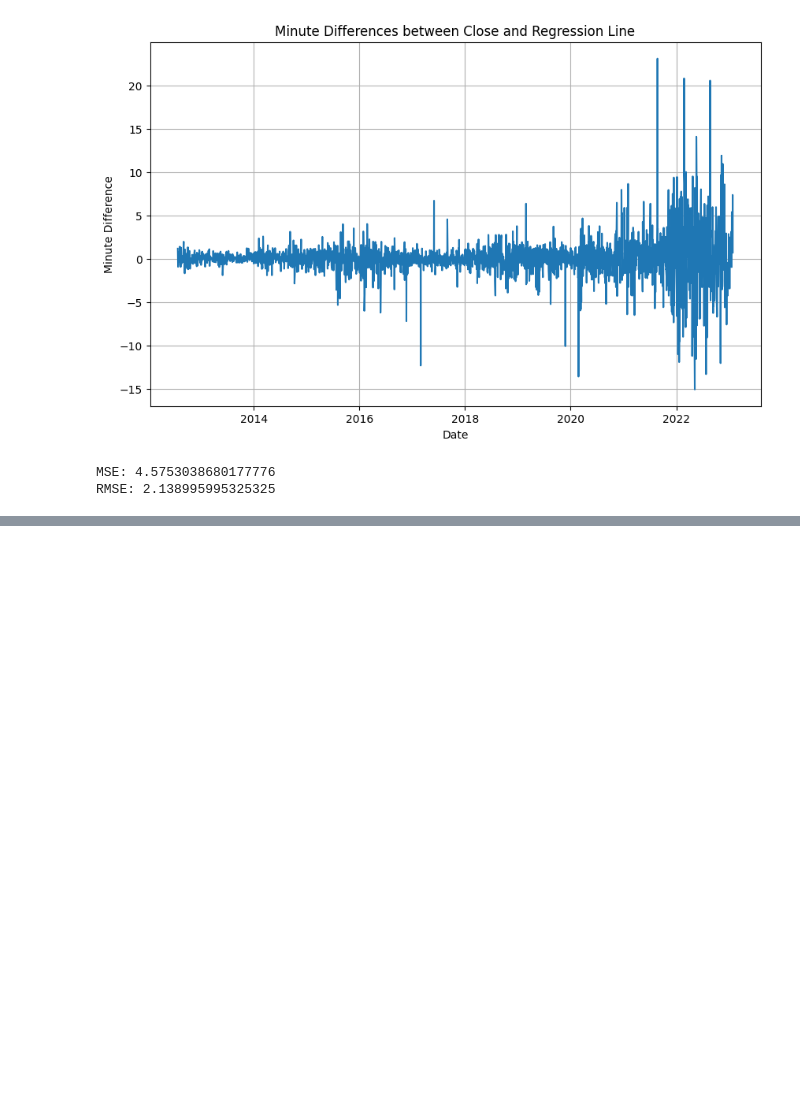
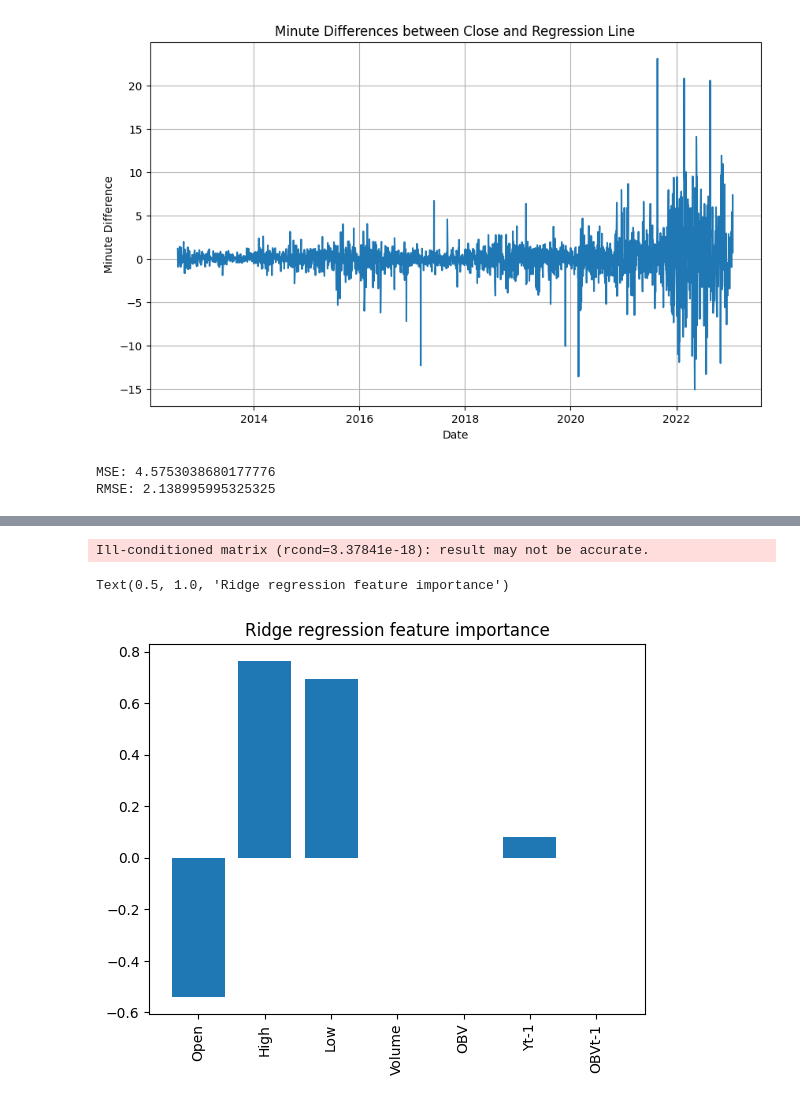
Before and after one commit to AshishShinde03/ML, a Jupyter notebook: OBV_F.ipynb, the cells around one changed output, grey strips where cells are left out. Drawn from its saved outputs; the diff is of its cells as text; code cells hidden in the pictures; blank space fills up the shorter version.

```diff
--- a/OBV_F.ipynb
+++ b/OBV_F.ipynb
@@ -394,0 +584,20 @@ print(results.summary())
+# %%
+merged_OBV_df2 = merged_OBV_df2.drop(['Mkt-RF', 'SMB', 'HML', 'RF'], axis=1)
+# %%
+# Define the features and target variable
+X = merged_OBV_df2.drop(['Date', 'Close', 'Adj Close'], axis=1)
+y = merged_OBV_df2['Close']
+
+# Split the data into training and testing sets
+X_train, X_test, y_train, y_test = train_test_split(X, y, test_size=0.2, random_state=42)
+# %%
+# Fit Ridge regression model and plot feature importance
+ridge = Ridge(alpha=1.0)
+ridge.fit(X_train, y_train)
+plt.bar(X_train.columns, ridge.coef_)
+plt.xticks(rotation=90)
+plt.title('Ridge regression feature importance')
+# %% [output]
+Ill-conditioned matrix (rcond=3.37841e-18): result may not be accurate.
+Text(0.5, 1.0, 'Ridge regression feature importance')
+[figure, added]
```
Also changed, not shown: parts of 45 cells of this notebook.
